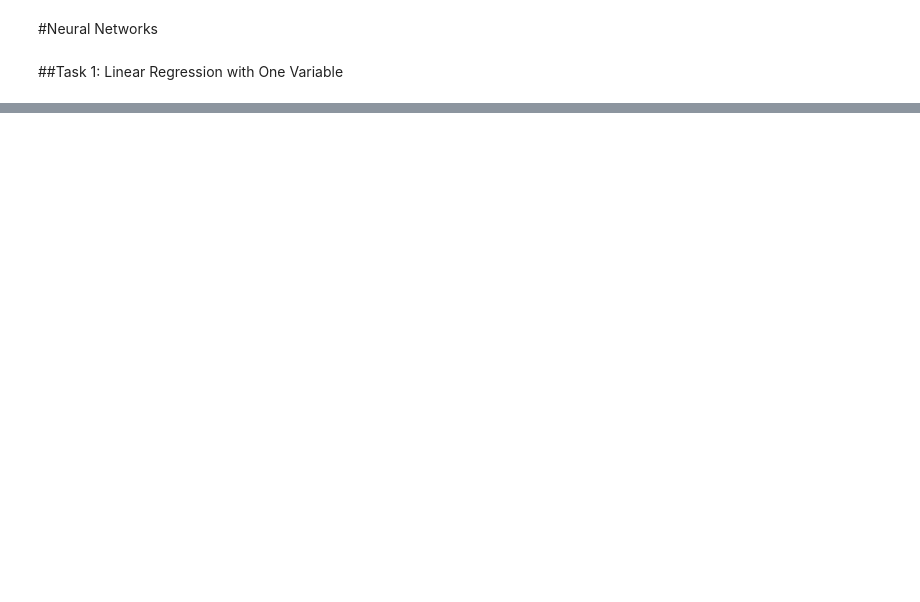
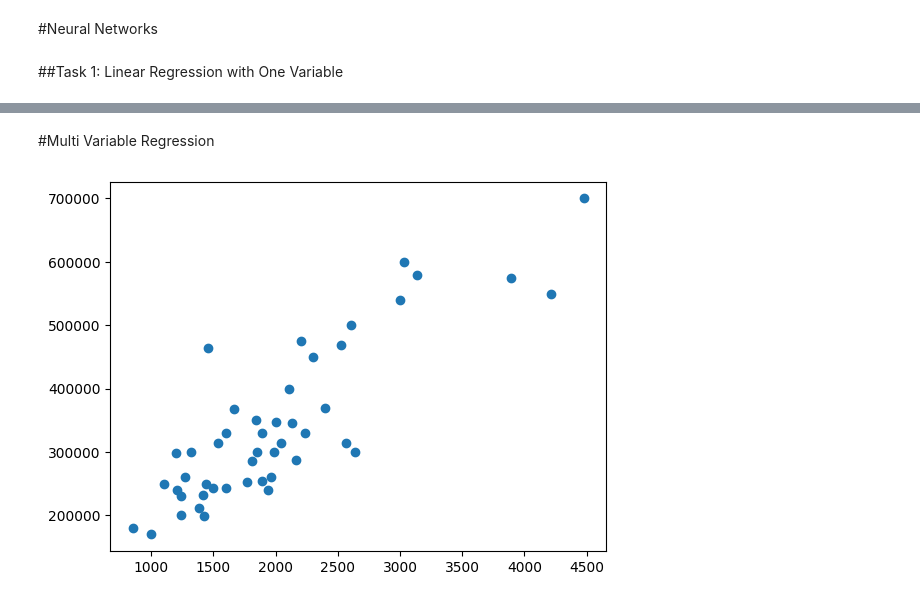
Before and after one commit to ismail-memon-123/CS_5262_ML, a Jupyter notebook: Neural_Network.ipynb, the cells around one changed output, grey strips where cells are left out. Saved outputs shown, nothing was run; the diff lists cells and outputs as text; code cells hidden in the pictures; blank space fills up the shorter version.

```diff
--- a/Neural_Network.ipynb
+++ b/Neural_Network.ipynb
@@ -250,0 +273,2 @@ Text(0.5, 1.0, 'Comparison of pre- vs post-model training')
+# %% [markdown]
+#Multi Variable Regression
@@ -250,0 +326,6 @@ Text(0.5, 1.0, 'Comparison of pre- vs post-model training')
+# %%
+# Plot the data food_data
+plt.scatter(housing_data[:,0], housing_data[:,2])
+plt.show()
+# %% [output]
+[figure, added]
```
Also changed, not shown: parts of 17 cells of this notebook.
